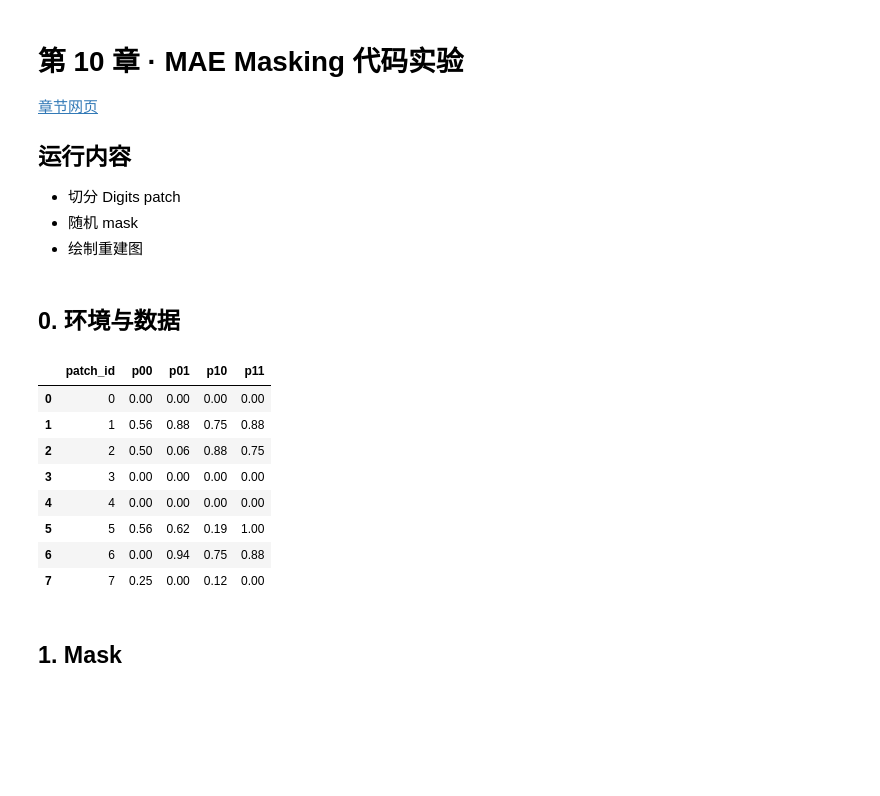
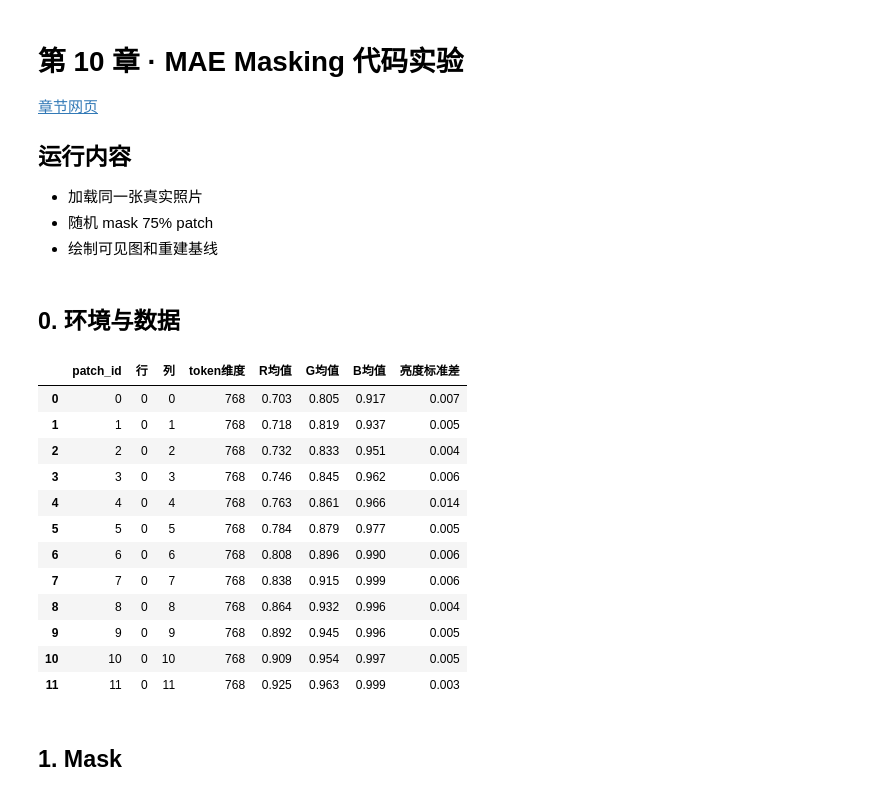
Before and after one commit to zhesun-0209/ai-thinking-labs, a Jupyter notebook: notebooks/ch10_mae_masking.ipynb, the cells around one changed output. Cells and saved outputs as stored; diff of their text form; code cells hidden in the pictures; blank space fills up the shorter version.

```diff
--- a/notebooks/ch10_mae_masking.ipynb
+++ b/notebooks/ch10_mae_masking.ipynb
@@ -5,9 +5,9 @@
 
 ## 运行内容
 
-- 切分 Digits patch
-- 随机 mask
-- 绘制重建图
+- 加载同一张真实照片
+- 随机 mask 75% patch
+- 绘制可见图和重建基线
 # %% [markdown]
 ## 0. 环境与数据
 # %%
@@ -71,27 +73,45 @@ plt.rcParams.update({
     "font.family": "sans-serif",
     "font.sans-serif": [font_name, "DejaVu Sans", "sans-serif"],
 })
-# %%
-# 把一张 8x8 手写数字图像切成 2x2 patch token。
-digits = load_digits()
-vit_image = digits.images[8] / 16.0
-patch_size = 2
-patches = vit_image.reshape(4, patch_size, 4, patch_size).swapaxes(1, 2)
-patch_tokens = patches.reshape(-1, patch_size * patch_size)
-
-patch_df = pd.DataFrame(patch_tokens, columns=["p00", "p01", "p10", "p11"])
-patch_df.insert(0, "patch_id", range(len(patch_df)))
-display(patch_df.head(8).round(2))
-# %% [output]
-|  | patch_id | p00 | p01 | p10 | p11 |
-| 0 | 0 | 0.00 | 0.00 | 0.00 | 0.00 |
-| 1 | 1 | 0.56 | 0.88 | 0.75 | 0.88 |
-| 2 | 2 | 0.50 | 0.06 | 0.88 | 0.75 |
-| 3 | 3 | 0.00 | 0.00 | 0.00 | 0.00 |
-| 4 | 4 | 0.00 | 0.00 | 0.00 | 0.00 |
-| 5 | 5 | 0.56 | 0.62 | 0.19 | 1.00 |
-| 6 | 6 | 0.00 | 0.94 | 0.75 | 0.88 |
-| 7 | 7 | 0.25 | 0.00 | 0.12 | 0.00 |
+# %%
+# 使用 sklearn 内置真实照片 china.jpg，按 ViT 常见设置切成 16x16 patch。
+raw_photo = load_sample_image("china.jpg")
+vit_image = np.asarray(Image.fromarray(raw_photo).resize((224, 224))) / 255.0
+patch_size = 16
+patch_grid = vit_image.shape[0] // patch_size
+patches = vit_image.reshape(patch_grid, patch_size, patch_grid, patch_size, 3).swapaxes(1, 2)
+patch_tokens = patches.reshape(-1, patch_size * patch_size * 3)
+
+patch_summary = []
+for patch_id, patch in enumerate(patches.reshape(-1, patch_size, patch_size, 3)):
+    row, col = divmod(patch_id, patch_grid)
+    patch_summary.append({
+        "patch_id": patch_id,
+        "行": row,
+        "列": col,
+        "token维度": patch_tokens.shape[1],
+        "R均值": patch[:, :, 0].mean(),
+        "G均值": patch[:, :, 1].mean(),
+        "B均值": patch[:, :, 2].mean(),
+        "亮度标准差": patch.mean(axis=2).std(),
+    })
+
+patch_df = pd.DataFrame(patch_summary)
+display(patch_df.head(12).round(3))
+# %% [output]
+|  | patch_id | 行 | 列 | token维度 | R均值 | G均值 | B均值 | 亮度标准差 |
+| 0 | 0 | 0 | 0 | 768 | 0.703 | 0.805 | 0.917 | 0.007 |
+| 1 | 1 | 0 | 1 | 768 | 0.718 | 0.819 | 0.937 | 0.005 |
+| 2 | 2 | 0 | 2 | 768 | 0.732 | 0.833 | 0.951 | 0.004 |
+| 3 | 3 | 0 | 3 | 768 | 0.746 | 0.845 | 0.962 | 0.006 |
+| 4 | 4 | 0 | 4 | 768 | 0.763 | 0.861 | 0.966 | 0.014 |
+| 5 | 5 | 0 | 5 | 768 | 0.784 | 0.879 | 0.977 | 0.005 |
+| 6 | 6 | 0 | 6 | 768 | 0.808 | 0.896 | 0.990 | 0.006 |
+| 7 | 7 | 0 | 7 | 768 | 0.838 | 0.915 | 0.999 | 0.006 |
+| 8 | 8 | 0 | 8 | 768 | 0.864 | 0.932 | 0.996 | 0.004 |
+| 9 | 9 | 0 | 9 | 768 | 0.892 | 0.945 | 0.996 | 0.005 |
+| 10 | 10 | 0 | 10 | 768 | 0.909 | 0.954 | 0.997 | 0.005 |
+| 11 | 11 | 0 | 11 | 768 | 0.925 | 0.963 | 0.999 | 0.003 |
 # %% [markdown]
 ## 1. Mask
 # %%
```
Also changed, not shown: parts of 3 cells of this notebook, 53 other files.
